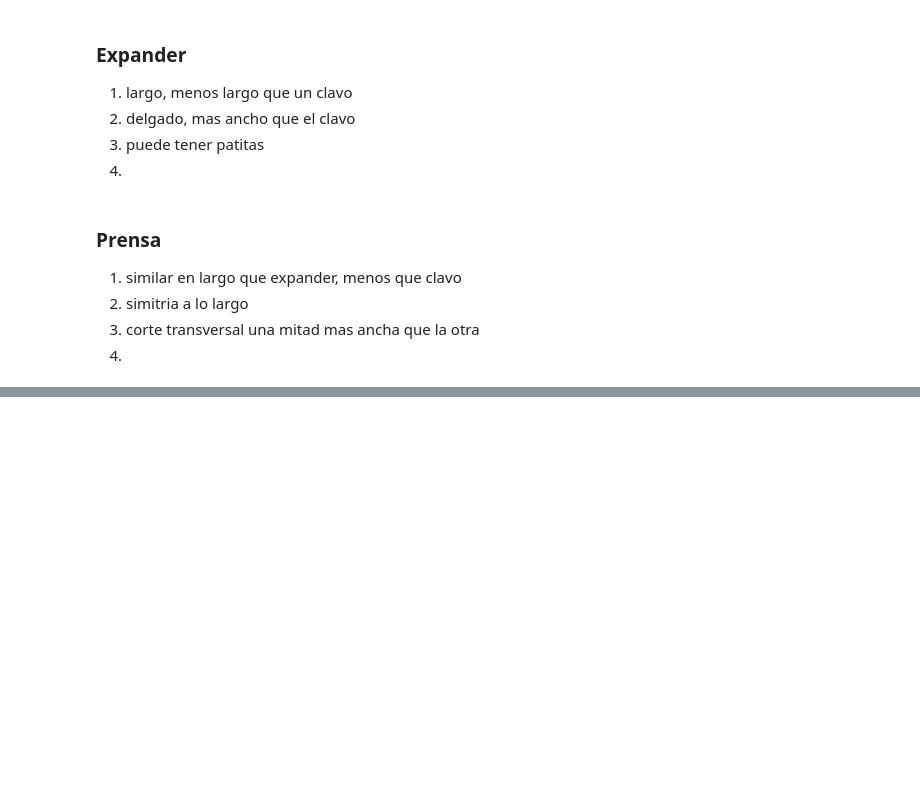
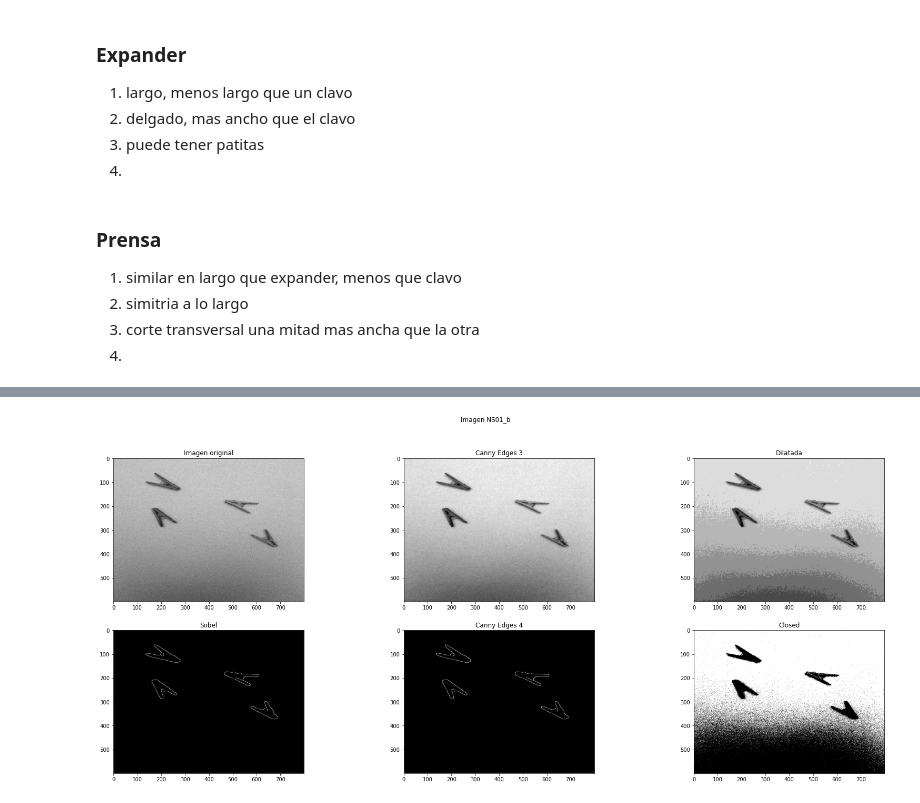
Before and after one commit to carlosjaravas/-Tarea_4_Vision, a Jupyter notebook: Tarea4.ipynb, the cells around one changed output, grey strips where cells are left out. Cells and saved outputs as stored; diff of their text form; code cells hidden in the pictures; blank space fills up the shorter version.

```diff
--- a/Tarea4.ipynb
+++ b/Tarea4.ipynb
@@ -41,0 +88,53 @@
+# %%
+img_org= io.imread(path +r'\CLASS-43.png',True)
+
+#Sobel
+#sobel = sobel(img_org)
+edges1 = feature.canny(img_org,sigma=3)
+edges2 = feature.canny(img_org,sigma=1)
+
+#Filtro Gaussiano
+img_org_filtrada = gaussian(img_org, sigma=1)*255
+img_org_filtrada1 = gaussian(img_org, sigma=2)
+img_org_filtrada2 = gaussian(img_org, sigma=3)
+img_org_filtrada3 = gaussian(img_org, sigma=4)
+#Otsu
+thresh = threshold_otsu(img_org)
+binary = img_org > thresh
+
+img_quant = quant(img_org_filtrada,10)
+
+edges3 = feature.canny(img_quant,sigma=3.5)
+
+#Erosion y dilatacion
+footprint = disk(4.4)
+eroded = erosion(img_org, footprint)
+footprint = disk(2)
+dilated = dilation(edges1, footprint)
+footprint = disk(2)
+closed = closing(edges3, footprint)
+
+
+fig2, axs = plt.subplots(2,3,figsize=(28,11))
+fig2.suptitle('Imagen NS01_b')
+axs[0,0].imshow(img_org,cmap='gray')
+axs[0,0].set_title('Imagen original')
+
+axs[0,1].imshow(img_org_filtrada,cmap='gray')
+axs[0,1].set_title('Canny Edges 3')
+
+axs[0,2].imshow(img_quant,cmap='gray')
+axs[0,2].set_title('Dilatada')
+
+axs[1,0].imshow(edges3,cmap='gray')
+axs[1,0].set_title('Sobel')
+
+axs[1,1].imshow(closed,cmap='gray')
+axs[1,1].set_title('Canny Edges 4')
+
+axs[1,2].imshow(binary,cmap='gray')
+axs[1,2].set_title('Closed')
+
+plt.show()
+# %% [output]
+[figure, added]
```
Also changed, not shown: parts of 3 cells of this notebook, 21 other files.
